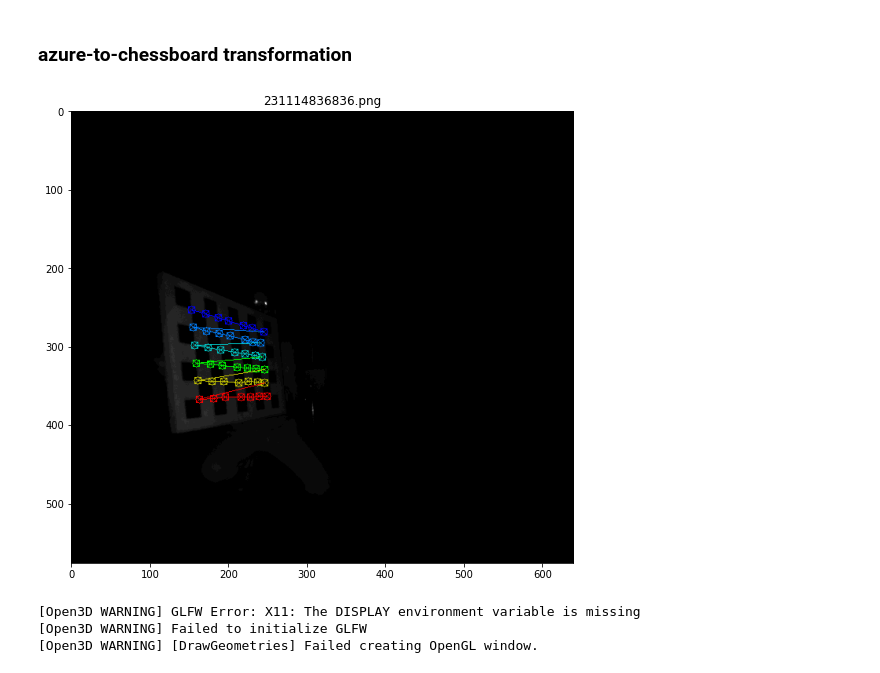
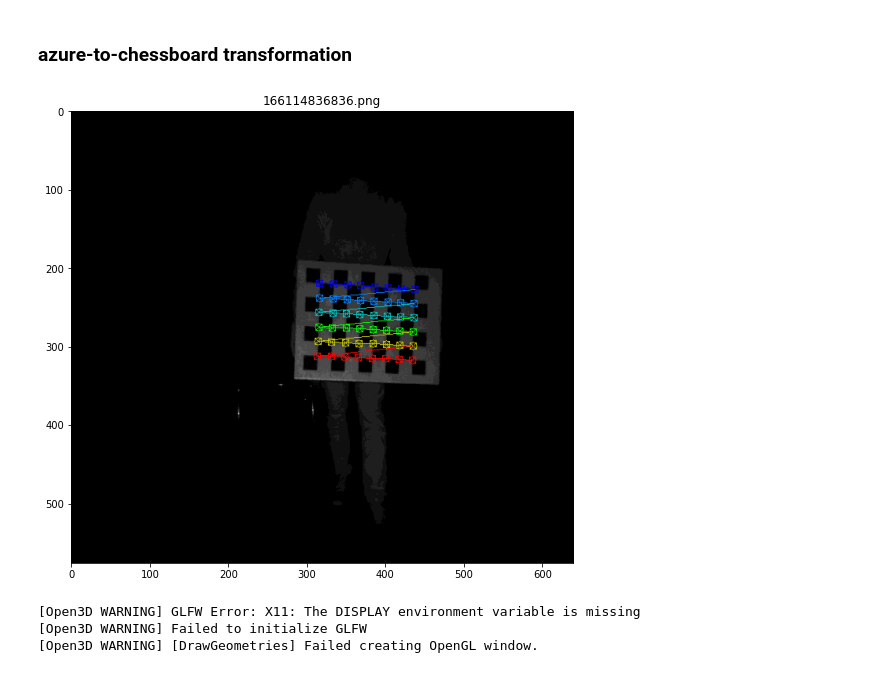
Before and after one commit to Marselka/CalibrationProject, a Jupyter notebook: azure_s10_extrinsics_calibration.ipynb, the cells around one changed output. Cells and saved outputs as stored; diff of their text form; code cells hidden in the pictures.

```diff
--- a/azure_s10_extrinsics_calibration.ipynb
+++ b/azure_s10_extrinsics_calibration.ipynb
@@ -30,6 +46,9 @@ s10_images = get_images(s10_images_path, period=65, file_name_list=[fn + img_ext
 # %%
-azure_images = get_images(azure_images_path, period=65, file_name_list=[fn + img_ext for fn in azure_timestamps])
-azure_depths = get_depths(azure_depths_path, period=65, file_name_list=[fn + depth_ext for fn in azure_timestamps])
+azure_images = get_images(azure_images_path, period=period, file_name_list=[fn + img_ext for fn in azure_timestamps])
+azure_depths = get_depths(azure_depths_path, period=period, file_name_list=[fn + depth_ext for fn in azure_timestamps])
+# %%
+s10_timestamps = s10_timestamps[::period]
+azure_timestamps = azure_timestamps[::period]
 # %%
 # Load intrinsics cailbration results which should include intrinsics, distortion coefficients and undistorted intrinsics
 s10_intrinsics_calib = np.load('calib_output/s10_intrinsics.npy', allow_pickle=True).item()
@@ -108,8 +127,8 @@ plot_figures({check_s10_key: draw_chessboard_corners(s10_images[check_s10_key],
 s10_chess = {}
 
 for ts in d_s10_timestamps:
-    scene_points, loc_kp = s10_detections[ts + img_ext]
-    success, r, t = cv.solvePnP(scene_points, loc_kp, s10_undist_intrinsics, None, flags=cv.SOLVEPNP_IPPE)
+    scene_points, kp = s10_detections[ts + img_ext]
+    success, r, t = cv.solvePnP(scene_points, kp, s10_undist_intrinsics, None, flags=cv.SOLVEPNP_IPPE)
 
     if success:
         dS = np.zeros((4, 4))
@@ -137,23 +156,23 @@ plot_projected_keypoints(s10_images[check_key], s10_chess[check_key.split('.')[0
 azure_chess = {}
 
 for t in d_azure_timestamps:
-    loc_kp = np.squeeze(azure_detections[t + img_ext][1], 1)
+    kp = np.squeeze(azure_detections[t + img_ext][1], 1)
     depth = azure_depths[t + depth_ext]
 
-    norm_loc_kp = to_norm_image_coord(loc_kp, azure_undist_intrinsics)
+    norm_kp = to_norm_image_coord(kp, azure_undist_intrinsics)
 
-    azure_local_loc_kp = transform2local(loc_kp, norm_loc_kp, depth)
+    azure_local_kp = transform2local(kp, norm_kp, depth)
 
-    azure_chess[t] = azure_local_loc_kp
+    azure_chess[t] = azure_local_kp
 # %%
 # Agian perform the check to make sure that obtained points are reasonable
-idx = 5
+idx = 0
 
 check_key = d_azure_timestamps[idx] + img_ext
 
 plot_projected_keypoints(azure_images[check_key], azure_chess[check_key.split('.')[0]], azure_undist_intrinsics, check_key, pattern_size, normalize=True)
 # %% [output]
-[figure, old version]
+[figure, new version]
 # %%
 # Visualize two chessboards next to each other and get the avg. error between corresponding points
 
```
Also changed, not shown: parts of 29 cells of this notebook, 3 other files.
